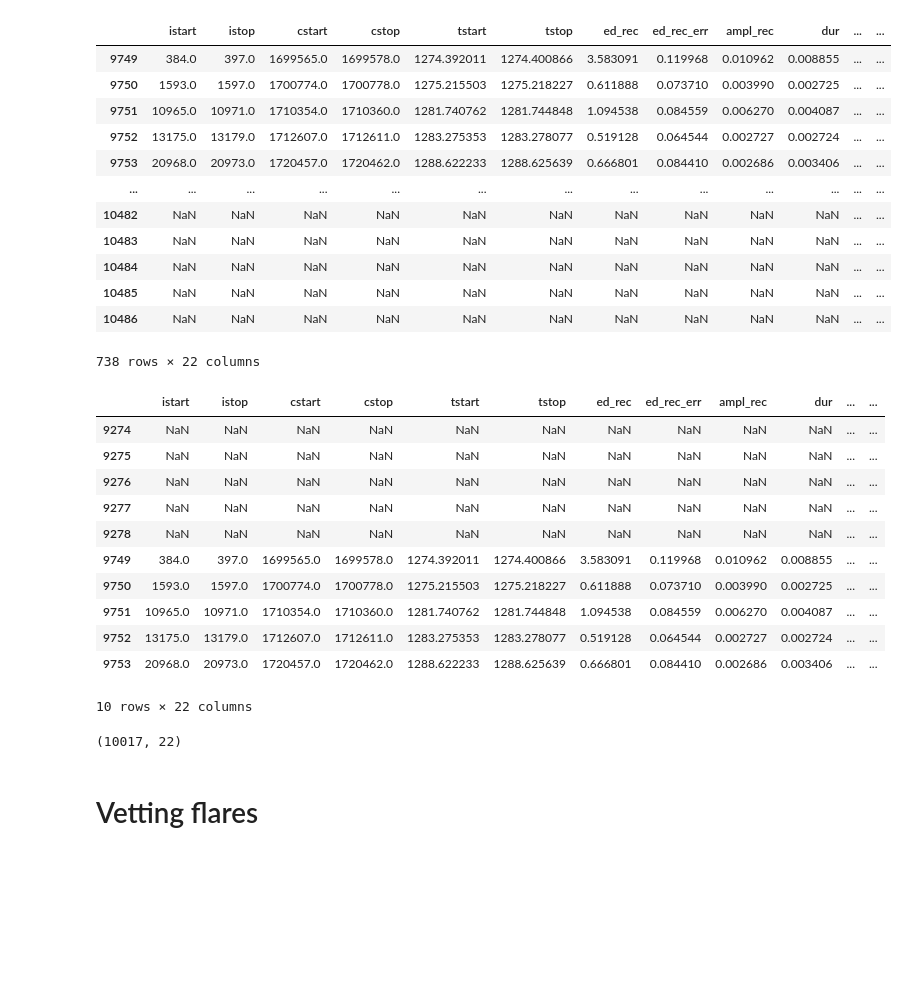
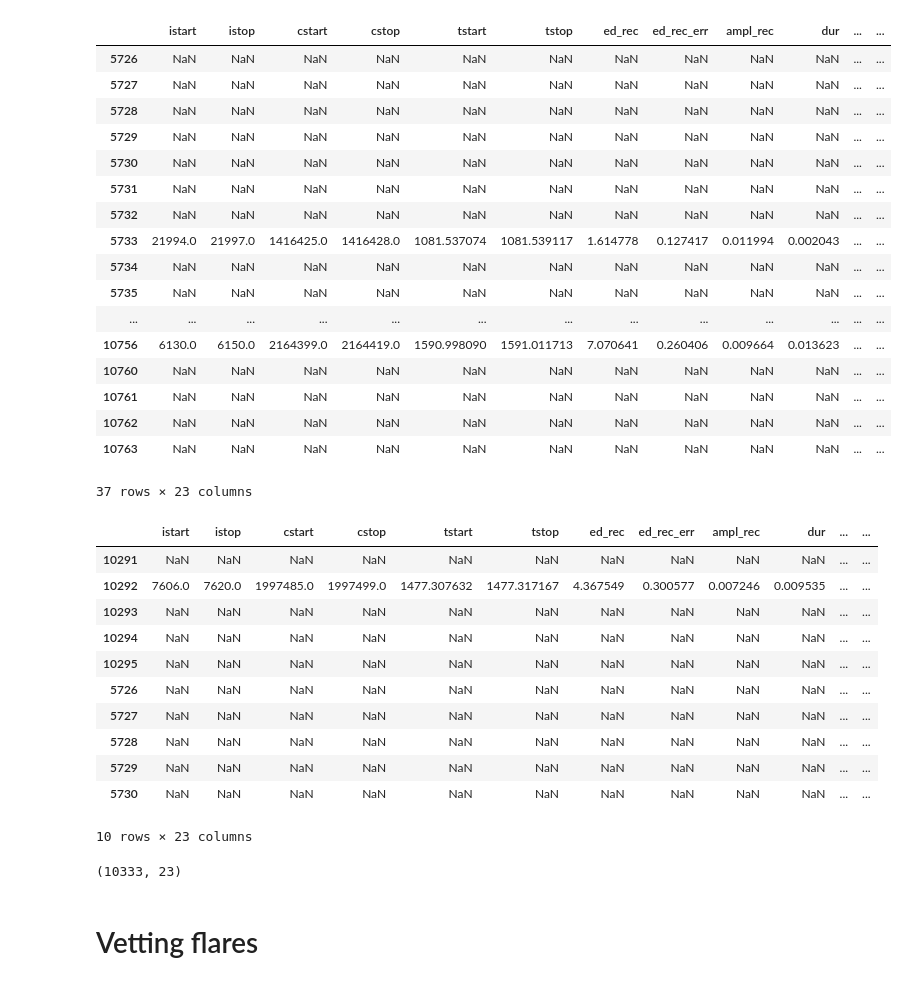
Before and after one commit to ekaterinailin/flaring-spi, a Jupyter notebook: notebooks/_03_check_flares.ipynb, the cells around one changed output. Drawn from its saved outputs; the diff is of its cells as text; code cells hidden in the pictures; blank space fills up the shorter version.

```diff
--- a/notebooks/_03_check_flares.ipynb
+++ b/notebooks/_03_check_flares.ipynb
@@ -13,4 +13,8 @@ ff.shape, ff_to_fill.shape
+# %%
+g = lambda x: f"{x.ID}_{x.mission}_{x.qcs}_{x.lc_n}"
+ff["helpid"] = ff.apply(g, axis=1)
+ff_to_fill["helpid"] = ff_to_fill.apply(g, axis=1)
 # %%
-ids_searched = set(list(ff_to_fill.groupby("ID").indices.keys()))
-ids_vetted = set(list(ff.groupby("ID").indices.keys()))
+ids_searched = set(list(ff_to_fill.groupby('helpid').indices.keys()))
+ids_vetted = set(list(ff.groupby('helpid').indices.keys()))
 ids_to_add = list(ids_searched-ids_vetted)
@@ -17,40 +41,45 @@ ids_to_add = list(ids_searched-ids_vetted)
 # %%
-ff_to_add = ff_to_fill[ff_to_fill.ID.isin(ids_to_add)]
+ff_to_add = ff_to_fill[ff_to_fill.helpid.isin(ids_to_add)]
 ff_to_add
 # %% [output]
 |  | istart | istop | cstart | cstop | tstart | tstop | ed_rec | ed_rec_err | ampl_rec | dur | ... | ... |
-| 9749 | 384.0 | 397.0 | 1699565.0 | 1699578.0 | 1274.392011 | 1274.400866 | 3.583091 | 0.119968 | 0.010962 | 0.008855 | ... | ... |
-| 9750 | 1593.0 | 1597.0 | 1700774.0 | 1700778.0 | 1275.215503 | 1275.218227 | 0.611888 | 0.073710 | 0.003990 | 0.002725 | ... | ... |
-| 9751 | 10965.0 | 10971.0 | 1710354.0 | 1710360.0 | 1281.740762 | 1281.744848 | 1.094538 | 0.084559 | 0.006270 | 0.004087 | ... | ... |
-| 9752 | 13175.0 | 13179.0 | 1712607.0 | 1712611.0 | 1283.275353 | 1283.278077 | 0.519128 | 0.064544 | 0.002727 | 0.002724 | ... | ... |
-| 9753 | 20968.0 | 20973.0 | 1720457.0 | 1720462.0 | 1288.622233 | 1288.625639 | 0.666801 | 0.084410 | 0.002686 | 0.003406 | ... | ... |
+| 5726 | NaN | NaN | NaN | NaN | NaN | NaN | NaN | NaN | NaN | NaN | ... | ... |
+| 5727 | NaN | NaN | NaN | NaN | NaN | NaN | NaN | NaN | NaN | NaN | ... | ... |
+| 5728 | NaN | NaN | NaN | NaN | NaN | NaN | NaN | NaN | NaN | NaN | ... | ... |
+| 5729 | NaN | NaN | NaN | NaN | NaN | NaN | NaN | NaN | NaN | NaN | ... | ... |
+| 5730 | NaN | NaN | NaN | NaN | NaN | NaN | NaN | NaN | NaN | NaN | ... | ... |
+| 5731 | NaN | NaN | NaN | NaN | NaN | NaN | NaN | NaN | NaN | NaN | ... | ... |
+| 5732 | NaN | NaN | NaN | NaN | NaN | NaN | NaN | NaN | NaN | NaN | ... | ... |
+| 5733 | 21994.0 | 21997.0 | 1416425.0 | 1416428.0 | 1081.537074 | 1081.539117 | 1.614778 | 0.127417 | 0.011994 | 0.002043 | ... | ... |
+| 5734 | NaN | NaN | NaN | NaN | NaN | NaN | NaN | NaN | NaN | NaN | ... | ... |
+| 5735 | NaN | NaN | NaN | NaN | NaN | NaN | NaN | NaN | NaN | NaN | ... | ... |
 | ... | ... | ... | ... | ... | ... | ... | ... | ... | ... | ... | ... | ... |
-| 10482 | NaN | NaN | NaN | NaN | NaN | NaN | NaN | NaN | NaN | NaN | ... | ... |
-| 10483 | NaN | NaN | NaN | NaN | NaN | NaN | NaN | NaN | NaN | NaN | ... | ... |
-| 10484 | NaN | NaN | NaN | NaN | NaN | NaN | NaN | NaN | NaN | NaN | ... | ... |
-| 10485 | NaN | NaN | NaN | NaN | NaN | NaN | NaN | NaN | NaN | NaN | ... | ... |
-| 10486 | NaN | NaN | NaN | NaN | NaN | NaN | NaN | NaN | NaN | NaN | ... | ... |
+| 10756 | 6130.0 | 6150.0 | 2164399.0 | 2164419.0 | 1590.998090 | 1591.011713 | 7.070641 | 0.260406 | 0.009664 | 0.013623 | ... | ... |
+| 10760 | NaN | NaN | NaN | NaN | NaN | NaN | NaN | NaN | NaN | NaN | ... | ... |
+| 10761 | NaN | NaN | NaN | NaN | NaN | NaN | NaN | NaN | NaN | NaN | ... | ... |
+| 10762 | NaN | NaN | NaN | NaN | NaN | NaN | NaN | NaN | NaN | NaN | ... | ... |
+| 10763 | NaN | NaN | NaN | NaN | NaN | NaN | NaN | NaN | NaN | NaN | ... | ... |
-738 rows × 22 columns
+37 rows × 23 columns
 # %%
 ff_new = ff.append(ff_to_add)
 ff_new.iloc[ff.shape[0]-5:ff.shape[0]+5]
 # %% [output]
 |  | istart | istop | cstart | cstop | tstart | tstop | ed_rec | ed_rec_err | ampl_rec | dur | ... | ... |
-| 9274 | NaN | NaN | NaN | NaN | NaN | NaN | NaN | NaN | NaN | NaN | ... | ... |
-| 9275 | NaN | NaN | NaN | NaN | NaN | NaN | NaN | NaN | NaN | NaN | ... | ... |
-| 9276 | NaN | NaN | NaN | NaN | NaN | NaN | NaN | NaN | NaN | NaN | ... | ... |
-| 9277 | NaN | NaN | NaN | NaN | NaN | NaN | NaN | NaN | NaN | NaN | ... | ... |
-| 9278 | NaN | NaN | NaN | NaN | NaN | NaN | NaN | NaN | NaN | NaN | ... | ... |
-| 9749 | 384.0 | 397.0 | 1699565.0 | 1699578.0 | 1274.392011 | 1274.400866 | 3.583091 | 0.119968 | 0.010962 | 0.008855 | ... | ... |
-| 9750 | 1593.0 | 1597.0 | 1700774.0 | 1700778.0 | 1275.215503 | 1275.218227 | 0.611888 | 0.073710 | 0.003990 | 0.002725 | ... | ... |
-| 9751 | 10965.0 | 10971.0 | 1710354.0 | 1710360.0 | 1281.740762 | 1281.744848 | 1.094538 | 0.084559 | 0.006270 | 0.004087 | ... | ... |
-| 9752 | 13175.0 | 13179.0 | 1712607.0 | 1712611.0 | 1283.275353 | 1283.278077 | 0.519128 | 0.064544 | 0.002727 | 0.002724 | ... | ... |
-| 9753 | 20968.0 | 20973.0 | 1720457.0 | 1720462.0 | 1288.622233 | 1288.625639 | 0.666801 | 0.084410 | 0.002686 | 0.003406 | ... | ... |
+| 10291 | NaN | NaN | NaN | NaN | NaN | NaN | NaN | NaN | NaN | NaN | ... | ... |
+| 10292 | 7606.0 | 7620.0 | 1997485.0 | 1997499.0 | 1477.307632 | 1477.317167 | 4.367549 | 0.300577 | 0.007246 | 0.009535 | ... | ... |
+| 10293 | NaN | NaN | NaN | NaN | NaN | NaN | NaN | NaN | NaN | NaN | ... | ... |
+| 10294 | NaN | NaN | NaN | NaN | NaN | NaN | NaN | NaN | NaN | NaN | ... | ... |
+| 10295 | NaN | NaN | NaN | NaN | NaN | NaN | NaN | NaN | NaN | NaN | ... | ... |
+| 5726 | NaN | NaN | NaN | NaN | NaN | NaN | NaN | NaN | NaN | NaN | ... | ... |
+| 5727 | NaN | NaN | NaN | NaN | NaN | NaN | NaN | NaN | NaN | NaN | ... | ... |
+| 5728 | NaN | NaN | NaN | NaN | NaN | NaN | NaN | NaN | NaN | NaN | ... | ... |
+| 5729 | NaN | NaN | NaN | NaN | NaN | NaN | NaN | NaN | NaN | NaN | ... | ... |
+| 5730 | NaN | NaN | NaN | NaN | NaN | NaN | NaN | NaN | NaN | NaN | ... | ... |
-10 rows × 22 columns
+10 rows × 23 columns
 # %%
 ff_new.shape
 # %% [output]
-(10017, 22)
+(10333, 23)
 # %%
 ff_new.to_csv("../results/2022_07_flares_vetted.csv",index=False)
 # %% [markdown]
```
Also changed, not shown: parts of 5 cells of this notebook, 3 other files.
